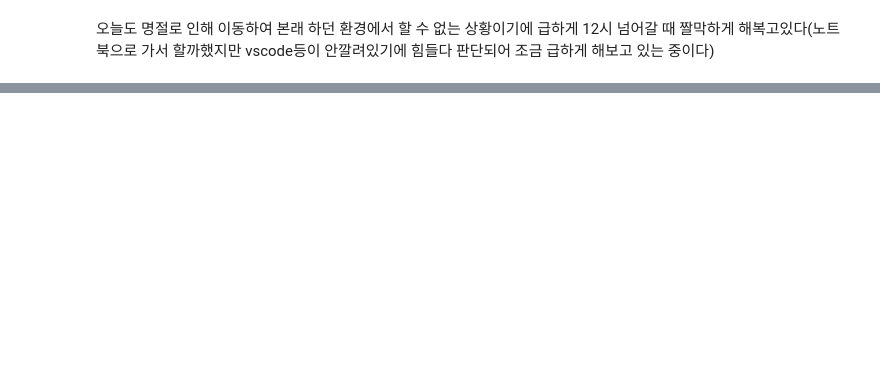
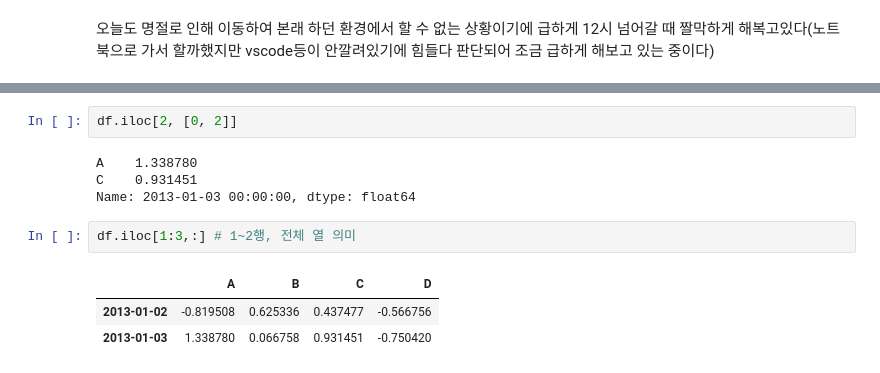
Before and after one commit to kyeob1107/pandas_til, a Jupyter notebook: local_getting_used_pandas.ipynb, the cells around one changed output, grey strips where cells are left out. Cells and saved outputs as stored; diff of their text form; blank space fills up the shorter version.

```diff
--- a/local_getting_used_pandas.ipynb
+++ b/local_getting_used_pandas.ipynb
@@ -774,0 +822,12 @@ Freq: D, Name: A, dtype: float64
+# %%
+df.iloc[2, [0, 2]]
+# %% [output]
+A    1.338780
+C    0.931451
+Name: 2013-01-03 00:00:00, dtype: float64
+# %%
+df.iloc[1:3,:] # 1~2행, 전체 열 의미
+# %% [output]
+|  | A | B | C | D |
+| 2013-01-02 | -0.819508 | 0.625336 | 0.437477 | -0.566756 |
+| 2013-01-03 | 1.338780 | 0.066758 | 0.931451 | -0.750420 |
```
Also changed, not shown: parts of 16 cells of this notebook.
